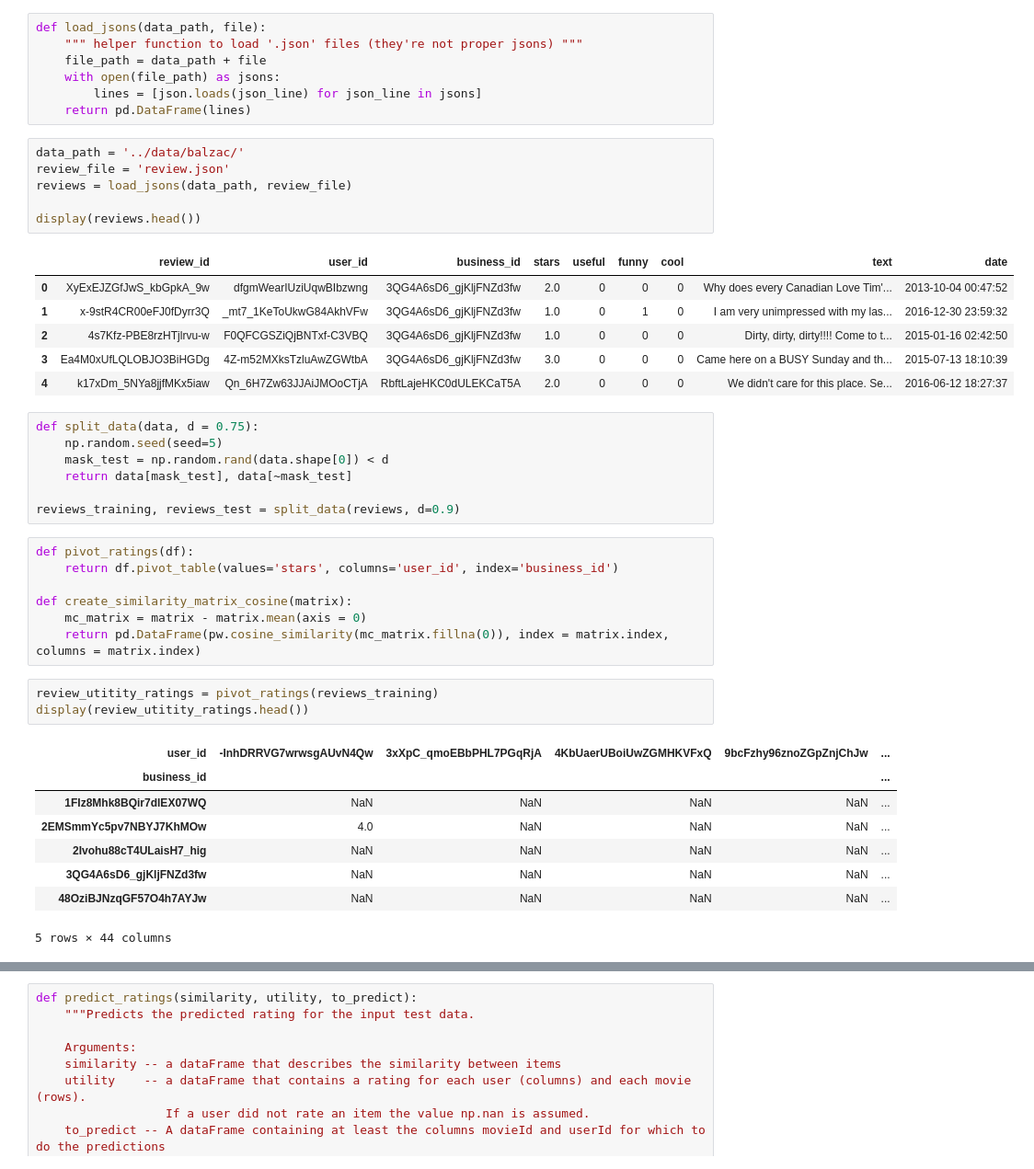
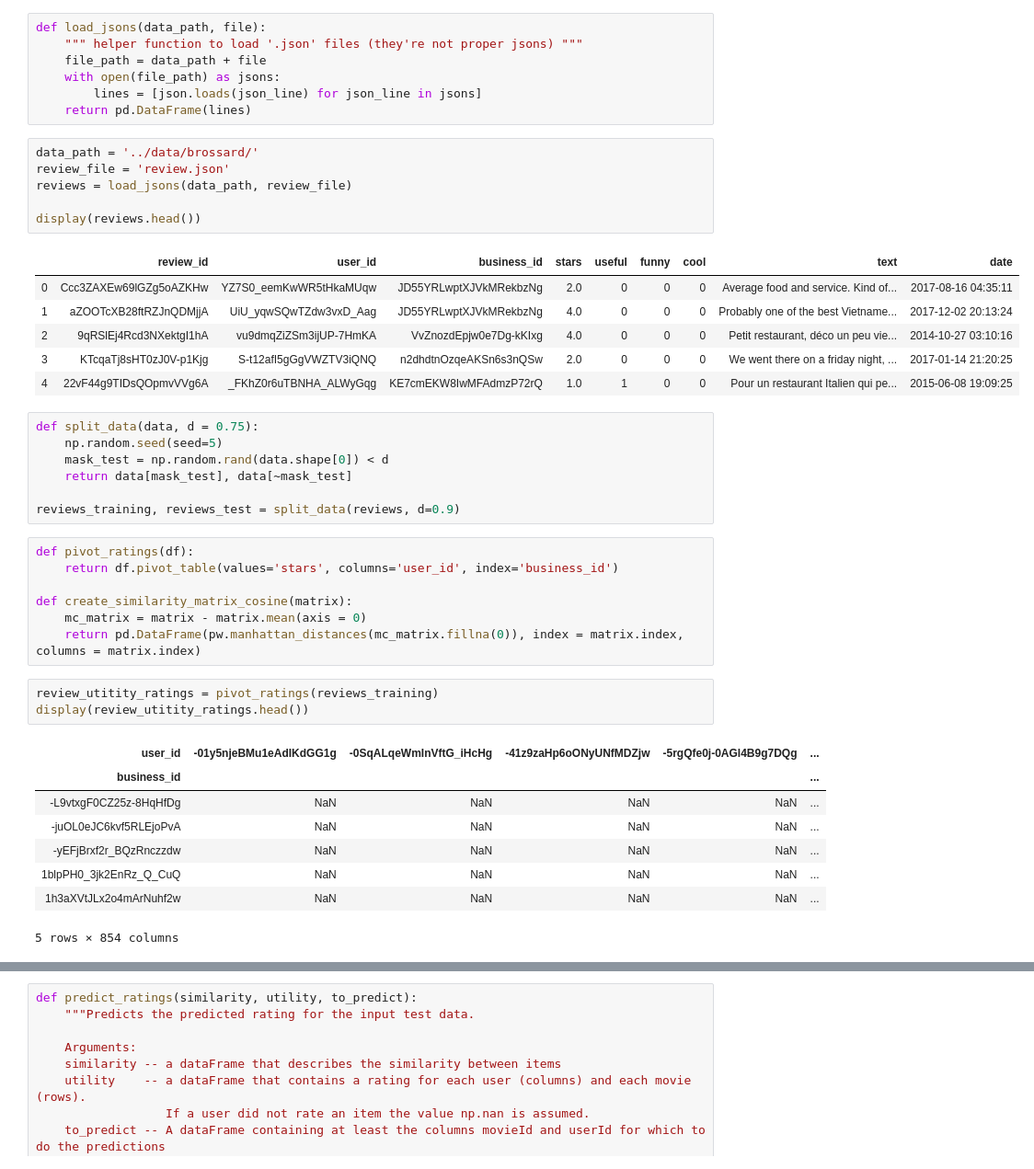
Before and after one commit to UhhBart/ci-yelp, a Jupyter notebook: Item based filtering.ipynb, the cells around one changed output, grey strips where cells are left out. Shown at 92% size. Cells and saved outputs as stored; diff of their text form.

```diff
--- a/Item based filtering.ipynb
+++ b/Item based filtering.ipynb
@@ -16,18 +16,18 @@ def load_jsons(data_path, file):
         lines = [json.loads(json_line) for json_line in jsons]
     return pd.DataFrame(lines)
 # %%
-data_path = '../data/balzac/'
+data_path = '../data/brossard/'
 review_file = 'review.json'
 reviews = load_jsons(data_path, review_file)
 
 display(reviews.head())
 # %% [output]
 |  | review_id | user_id | business_id | stars | useful | funny | cool | text | date |
-| 0 | XyExEJZGfJwS_kbGpkA_9w | dfgmWearIUziUqwBIbzwng | 3QG4A6sD6_gjKljFNZd3fw | 2.0 | 0 | 0 | 0 | Why does every Canadian Love Tim'... | 2013-10-04 00:47:52 |
-| 1 | x-9stR4CR00eFJ0fDyrr3Q | _mt7_1KeToUkwG84AkhVFw | 3QG4A6sD6_gjKljFNZd3fw | 1.0 | 0 | 1 | 0 | I am very unimpressed with my las... | 2016-12-30 23:59:32 |
-| 2 | 4s7Kfz-PBE8rzHTjlrvu-w | F0QFCGSZiQjBNTxf-C3VBQ | 3QG4A6sD6_gjKljFNZd3fw | 1.0 | 0 | 0 | 0 | Dirty, dirty, dirty!!!! Come to t... | 2015-01-16 02:42:50 |
-| 3 | Ea4M0xUfLQLOBJO3BiHGDg | 4Z-m52MXksTzluAwZGWtbA | 3QG4A6sD6_gjKljFNZd3fw | 3.0 | 0 | 0 | 0 | Came here on a BUSY Sunday and th... | 2015-07-13 18:10:39 |
-| 4 | k17xDm_5NYa8jjfMKx5iaw | Qn_6H7Zw63JJAiJMOoCTjA | RbftLajeHKC0dULEKCaT5A | 2.0 | 0 | 0 | 0 | We didn't care for this place. Se... | 2016-06-12 18:27:37 |
+| 0 | Ccc3ZAXEw69lGZg5oAZKHw | YZ7S0_eemKwWR5tHkaMUqw | JD55YRLwptXJVkMRekbzNg | 2.0 | 0 | 0 | 0 | Average food and service. Kind of... | 2017-08-16 04:35:11 |
+| 1 | aZOOTcXB28ftRZJnQDMjjA | UiU_yqwSQwTZdw3vxD_Aag | JD55YRLwptXJVkMRekbzNg | 4.0 | 0 | 0 | 0 | Probably one of the best Vietname... | 2017-12-02 20:13:24 |
+| 2 | 9qRSlEj4Rcd3NXektgI1hA | vu9dmqZiZSm3ijUP-7HmKA | VvZnozdEpjw0e7Dg-kKIxg | 4.0 | 0 | 0 | 0 | Petit restaurant, déco un peu vie... | 2014-10-27 03:10:16 |
+| 3 | KTcqaTj8sHT0zJ0V-p1Kjg | S-t12afI5gGgVWZTV3iQNQ | n2dhdtnOzqeAKSn6s3nQSw | 2.0 | 0 | 0 | 0 | We went there on a friday night, ... | 2017-01-14 21:20:25 |
+| 4 | 22vF44g9TIDsQOpmvVVg6A | _FKhZ0r6uTBNHA_ALWyGqg | KE7cmEKW8IwMFAdmzP72rQ | 1.0 | 1 | 0 | 0 | Pour un restaurant Italien qui pe... | 2015-06-08 19:09:25 |
 # %%
 def split_data(data, d = 0.75):
     np.random.seed(seed=5)
@@ -41,18 +41,18 @@ def pivot_ratings(df):
 
 def create_similarity_matrix_cosine(matrix):
     mc_matrix = matrix - matrix.mean(axis = 0)
-    return pd.DataFrame(pw.cosine_similarity(mc_matrix.fillna(0)), index = matrix.index, columns = matrix.index)
+    return pd.DataFrame(pw.manhattan_distances(mc_matrix.fillna(0)), index = matrix.index, columns = matrix.index)
 # %%
 review_utitity_ratings = pivot_ratings(reviews_training)
 display(review_utitity_ratings.head())
 # %% [output]
-| user_id | -InhDRRVG7wrwsgAUvN4Qw | 3xXpC_qmoEBbPHL7PGqRjA | 4KbUaerUBoiUwZGMHKVFxQ | 9bcFzhy96znoZGpZnjChJw | ... |
+| user_id | -01y5njeBMu1eAdIKdGG1g | -0SqALqeWmInVftG_iHcHg | -41z9zaHp6oONyUNfMDZjw | -5rgQfe0j-0AGl4B9g7DQg | ... |
 | business_id |  |  |  |  | ... |
-| 1FIz8Mhk8BQir7dlEX07WQ | NaN | NaN | NaN | NaN | ... |
-| 2EMSmmYc5pv7NBYJ7KhMOw | 4.0 | NaN | NaN | NaN | ... |
-| 2Ivohu88cT4ULaisH7_hig | NaN | NaN | NaN | NaN | ... |
-| 3QG4A6sD6_gjKljFNZd3fw | NaN | NaN | NaN | NaN | ... |
-| 48OziBJNzqGF57O4h7AYJw | NaN | NaN | NaN | NaN | ... |
+| -L9vtxgF0CZ25z-8HqHfDg | NaN | NaN | NaN | NaN | ... |
+| -juOL0eJC6kvf5RLEjoPvA | NaN | NaN | NaN | NaN | ... |
+| -yEFjBrxf2r_BQzRnczzdw | NaN | NaN | NaN | NaN | ... |
+| 1blpPH0_3jk2EnRz_Q_CuQ | NaN | NaN | NaN | NaN | ... |
+| 1h3aXVtJLx2o4mArNuhf2w | NaN | NaN | NaN | NaN | ... |
-5 rows × 44 columns
+5 rows × 854 columns
 # %%
 review_similarity_ratings = create_similarity_matrix_cosine(review_utitity_ratings)
```
Also changed, not shown: parts of 2 cells of this notebook.
